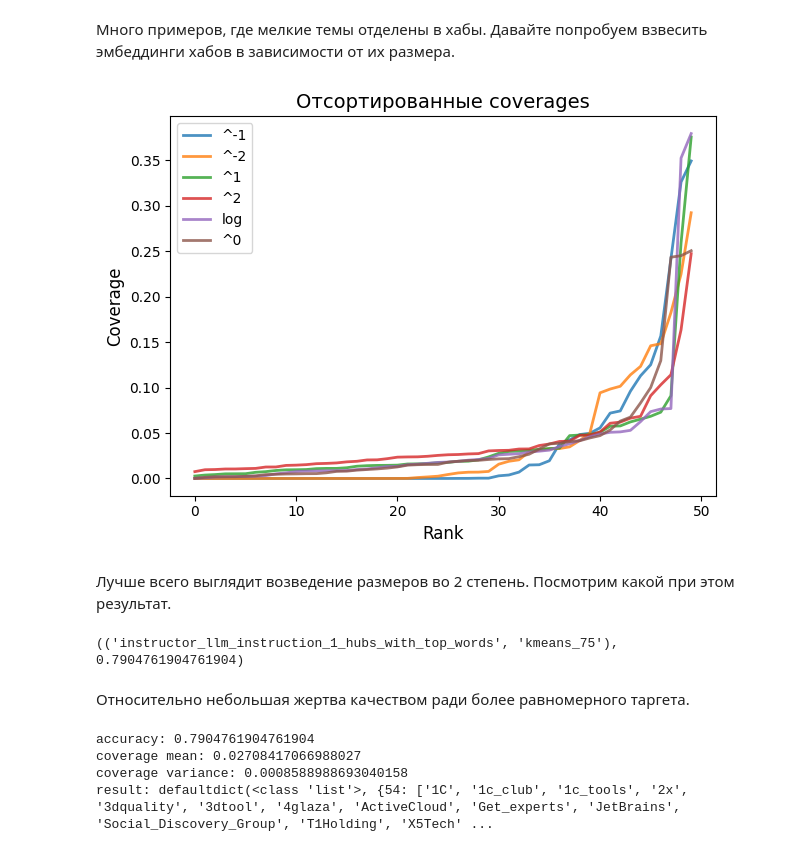
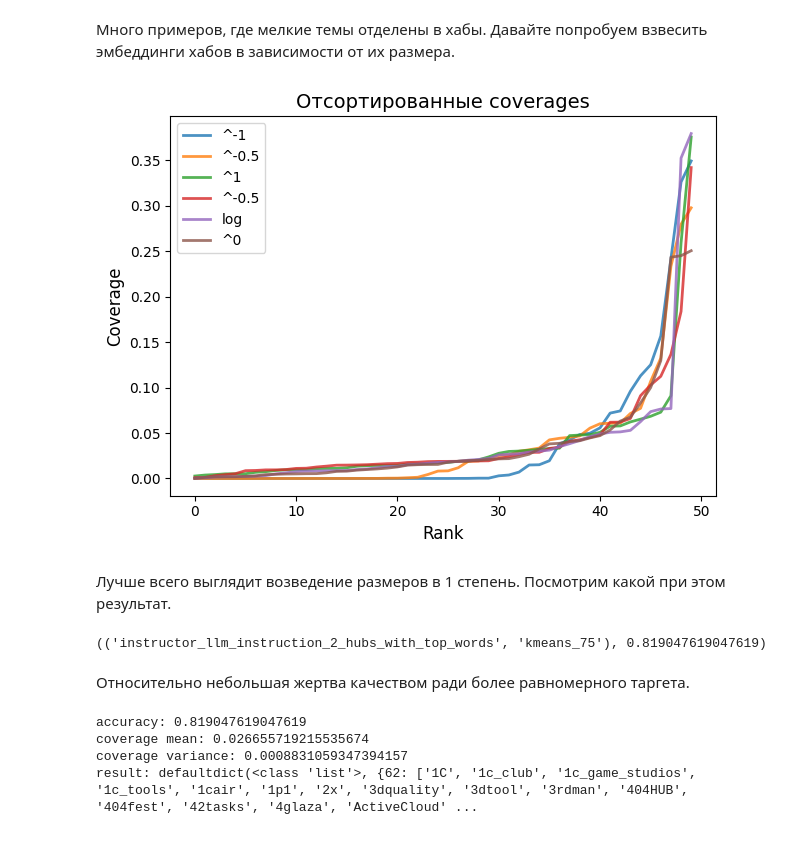
Before and after one commit to MrDelrus/habr-article-analyzer, a Jupyter notebook: notebooks/exploratory_data_analysis/targets_clusterization.ipynb, the cells around one changed output. Drawn from its saved outputs; the diff is of its cells as text; code cells hidden in the pictures.

Commit message:
clusters additional solution

```diff
--- a/notebooks/exploratory_data_analysis/targets_clusterization.ipynb
+++ b/notebooks/exploratory_data_analysis/targets_clusterization.ipynb
@@ -385,7 +397,7 @@ Halfs: 7
 Это не много, но это честная работа! (асессором)
 # %%
 def measure_clusterization(
-    markup: list[list], clusters: dict[int : list[str]], target: Target = hubs
+    markup: list[list], clusters: dict[int : list[str]], target: Target = hubs, texts: list[str] = hubs.labels
 ) -> dict[str:float]:
     markup = list(filter(lambda x: len(x) == 3 and x[2] != 0.5, markup))
     inverse_clusters = dict(
@@ -396,6 +408,8 @@ def measure_clusterization(
     FNs = []
     for pair in markup:
         l, r, mark = pair
+        if l not in texts or r not in texts:
+            continue
         l_id, r_id = inverse_clusters[l], inverse_clusters[r]
 
         if mark == 1 and l_id == r_id:
@@ -412,7 +426,7 @@ def measure_clusterization(
     coverages = []
 
     for key, values in clusters.items():
-        coverages.append(hubs.get_coverage(values))
+        coverages.append(target.get_coverage(values))
 
     cov = np.array(coverages)
 
@@ -485,7 +499,7 @@ def compare_clusterings(
                 embeds, **kwargs
             ), texts)
 
-            metrics = measure_clusterization(markup, clusters_res)
+            metrics = measure_clusterization(markup, clusters_res, texts=texts)
 
             result['accuracy'][embeddings_name][clusters_name] = metrics['accuracy']
             result['coverage_mean'][embeddings_name][clusters_name] = metrics['mean_cov_per_cluster']
@@ -620,8 +634,8 @@ result: defaultdict(<class 'list'>, {34: ['1C', '1c_club', '1c_tools', '2x', '36
 # %% [markdown]
 Посмотрим как распределено покрытие по кластерам. Выше видно, что среднее значение 0.025, что неплохо для 75 кластеров. Но лучше посмотреть глазами.
 # %%
-def plot_clusters(result: dict[int, list[str]], name: str, color: str | None = None):
-    measurments = measure_clusterization(markup, result, hubs)
+def plot_clusters(result: dict[int, list[str]], name: str, color: str | None = None, **kwargs):
+    measurments = measure_clusterization(markup, result, **kwargs)
 
     coverages = measurments['coverages']
 
@@ -645,20 +659,20 @@ compare_result_w_m1 = compare_clusterings(embeddings,
     hubs.labels,
     sample_weight=np.array(hubs.get_sizes(), np.float32)**-1
 )
-compare_result_w_m2 = compare_clusterings(embeddings,
+compare_result_w_m05 = compare_clusterings(embeddings,
     clusterizations,
     hubs.labels,
-    sample_weight=np.array(hubs.get_sizes(), np.float32)**-2
+    sample_weight=np.array(hubs.get_sizes(), np.float32)**-0.5
 )
 compare_result_w_p1 = compare_clusterings(embeddings,
     clusterizations,
     hubs.labels,
     sample_weight=np.array(hubs.get_sizes(), np.float32)**1
 )
-compare_result_w_p2 = compare_clusterings(embeddings,
+compare_result_w_p05 = compare_clusterings(embeddings,
     clusterizations,
     hubs.labels,
-    sample_weight=np.array(hubs.get_sizes(), np.float32)**2
+    sample_weight=np.array(hubs.get_sizes(), np.float32)**0.5
 )
 compare_result_w_log = compare_clusterings(embeddings,
     clusterizations,
@@ -667,36 +681,36 @@ compare_result_w_log = compare_clusterings(embeddings,
 )
 # %%
 plot_clusters(compare_result_w_m1['clusters']['instructor_llm_instruction_1_hubs_with_top_words']['kmeans_50'], "^-1")
-plot_clusters(compare_result_w_m2['clusters']['instructor_llm_instruction_1_hubs_with_top_words']['kmeans_50'], "^-2")
+plot_clusters(compare_result_w_m05['clusters']['instructor_llm_instruction_1_hubs_with_top_words']['kmeans_50'], "^-0.5")
 plot_clusters(compare_result_w_p1['clusters']['instructor_llm_instruction_1_hubs_with_top_words']['kmeans_50'], "^1")
-plot_clusters(compare_result_w_p2['clusters']['instructor_llm_instruction_1_hubs_with_top_words']['kmeans_50'], "^2")
+plot_clusters(compare_result_w_p05['clusters']['instructor_llm_instruction_1_hubs_with_top_words']['kmeans_50'], "^-0.5")
 plot_clusters(compare_result_w_log['clusters']['instructor_llm_instruction_1_hubs_with_top_words']['kmeans_50'], "log")
 plot_clusters(compare_result['clusters']['instructor_llm_instruction_1_hubs_with_top_words']['kmeans_50'], "^0")
 
 plt.title('Отсортированные coverages', fontsize=14)
 plt.xlabel('Rank', fontsize=12)
 plt.ylabel('Coverage', fontsize=12)
 plt.legend()
 plt.tight_layout()
 plt.show()
 # %% [output]
-[figure, old version]
+[figure, new version]
 # %% [markdown]
-Лучше всего выглядит возведение размеров во 2 степень. Посмотрим какой при этом результат.
+Лучше всего выглядит возведение размеров в 1 степень. Посмотрим какой при этом результат.
 # %%
-print(find_argmax(compare_result_w_p2['accuracy']))
+print(find_argmax(compare_result_w_p1['accuracy']))
 # %% [output]
-(('instructor_llm_instruction_1_hubs_with_top_words', 'kmeans_75'), 0.7904761904761904)
+(('instructor_llm_instruction_2_hubs_with_top_words', 'kmeans_75'), 0.819047619047619)
 # %% [markdown]
 Относительно небольшая жертва качеством ради более равномерного таргета.
 # %%
-print(f"accuracy: {compare_result_w_p2['accuracy']['instructor_llm_instruction_1_hubs_with_top_words']['kmeans_75']}")
-print(f"coverage mean: {compare_result_w_p2['coverage_mean']['instructor_llm_instruction_1_hubs_with_top_words']['kmeans_75']}")
-print(f"coverage variance: {compare_result_w_p2['coverage_variance']['instructor_llm_instruction_1_hubs_with_top_words']['kmeans_75']}")
-print(f"result: {compare_result_w_p2['clusters']['instructor_llm_instruction_1_hubs_with_top_words']['kmeans_75']}")
+print(f"accuracy: {compare_result_w_p1['accuracy']['instructor_llm_instruction_2_hubs_with_top_words']['kmeans_75']}")
+print(f"coverage mean: {compare_result_w_p1['coverage_mean']['instructor_llm_instruction_2_hubs_with_top_words']['kmeans_75']}")
+print(f"coverage variance: {compare_result_w_p1['coverage_variance']['instructor_llm_instruction_2_hubs_with_top_words']['kmeans_75']}")
+print(f"result: {compare_result_w_p1['clusters']['instructor_llm_instruction_2_hubs_with_top_words']['kmeans_75']}")
 # %% [output]
-accuracy: 0.7904761904761904
-coverage mean: 0.02708417066988027
-coverage variance: 0.0008588988693040158
-result: defaultdict(<class 'list'>, {54: ['1C', '1c_club', '1c_tools', '2x', '3dquality', '3dtool', '4glaza', 'ActiveCloud', 'Get_experts', 'JetBrains', 'Social_Discovery_Group', 'T1Holding', 'X5Tech' ...
+accuracy: 0.819047619047619
+coverage mean: 0.026655719215535674
+coverage variance: 0.0008831059347394157
+result: defaultdict(<class 'list'>, {62: ['1C', '1c_club', '1c_game_studios', '1c_tools', '1cair', '1p1', '2x', '3dquality', '3dtool', '3rdman', '404HUB', '404fest', '42tasks', '4glaza', 'ActiveCloud' ...
 # %%
```
Also changed, not shown: parts of 13 cells of this notebook, 1 other file.
